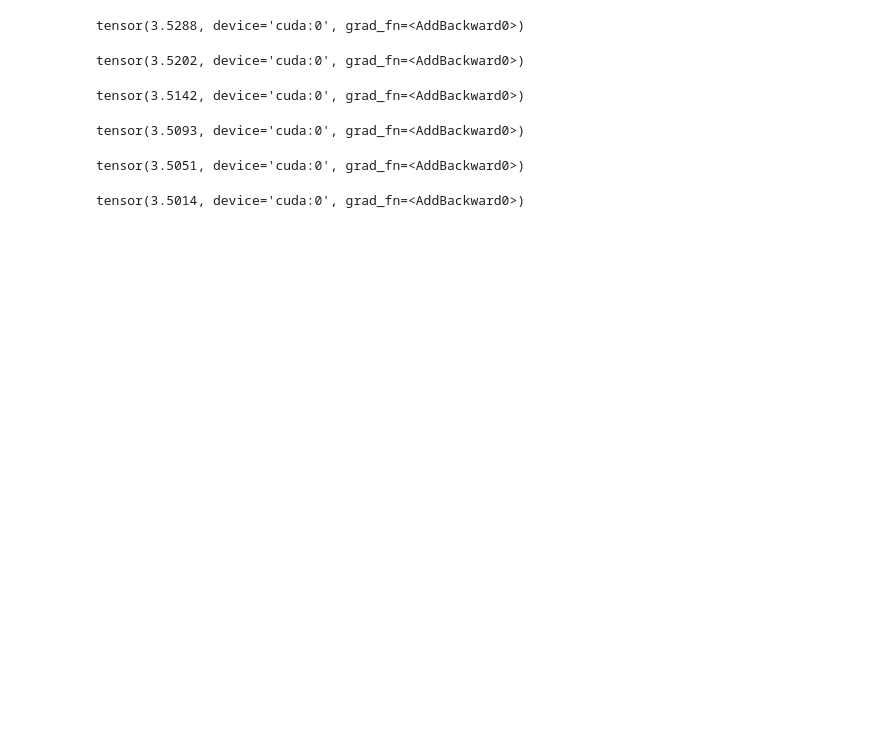
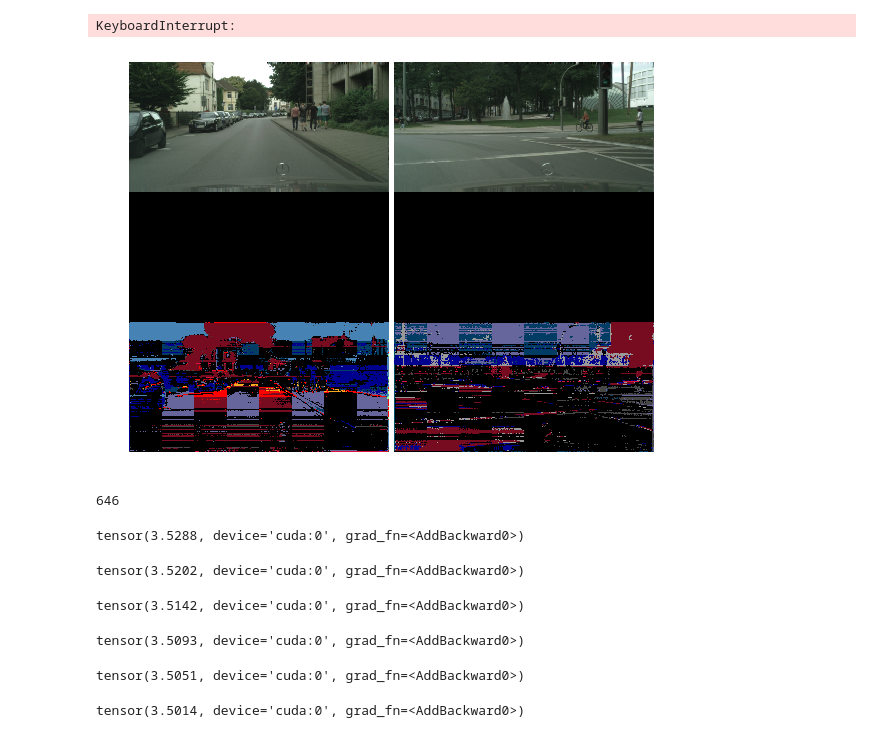
Before and after one commit to EkaterinaGlazkova/ProbabilisticUnet, a Jupyter notebook: Probabilistic UNet.ipynb, the cells around one changed output. Drawn from its saved outputs; the diff is of its cells as text; code cells hidden in the pictures; blank space fills up the shorter version.

```diff
--- a/Probabilistic UNet.ipynb
+++ b/Probabilistic UNet.ipynb
@@ -114,6 +116,15 @@ def train(model, opt, n_epochs):
+# %%
+training.test(model, 0, test_loader, res_dir = "results/")
+# %% [output]
+KeyboardInterrupt:
+[figure, added]
 # %%
 iter_num = 240000
 n_epochs = iter_num // (len(train_dataset) // batch_size)
+# %%
+n_epochs
+# %% [output]
+646
 # %%
 %%time
 
```
Also changed, not shown: parts of 12 cells of this notebook, 3 other files.
